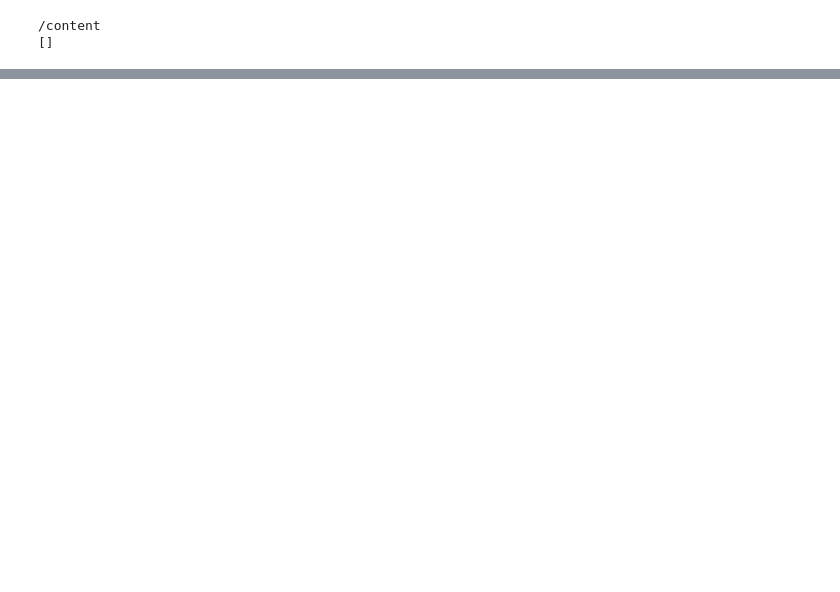
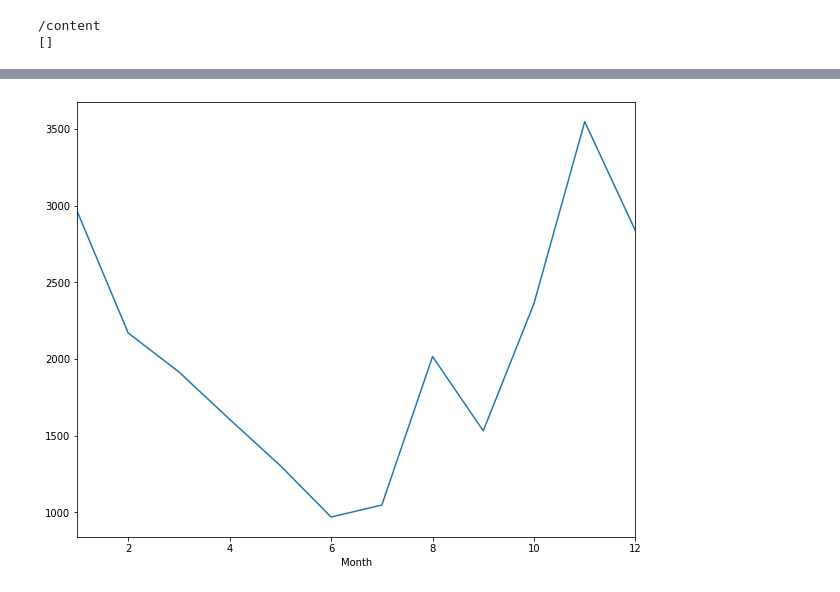
Before and after one commit to Aditya-11/Eron-Email-Analysis, a Jupyter notebook: python_project.ipynb, the cells around one changed output, grey strips where cells are left out. Cells and saved outputs as stored; diff of their text form; code cells hidden in the pictures; blank space fills up the shorter version.

```diff
--- a/python_project.ipynb
+++ b/python_project.ipynb
@@ -68,0 +174,9 @@ print(df3)
+# %%
+#Month
+
+
+plt.figure(figsize = (10,8))
+
+figure1 = df1.loc[indices].groupby('Month')['Sender'].count().plot()
+# %% [output]
+[figure, added]
```
Also changed, not shown: parts of 5 cells of this notebook.
